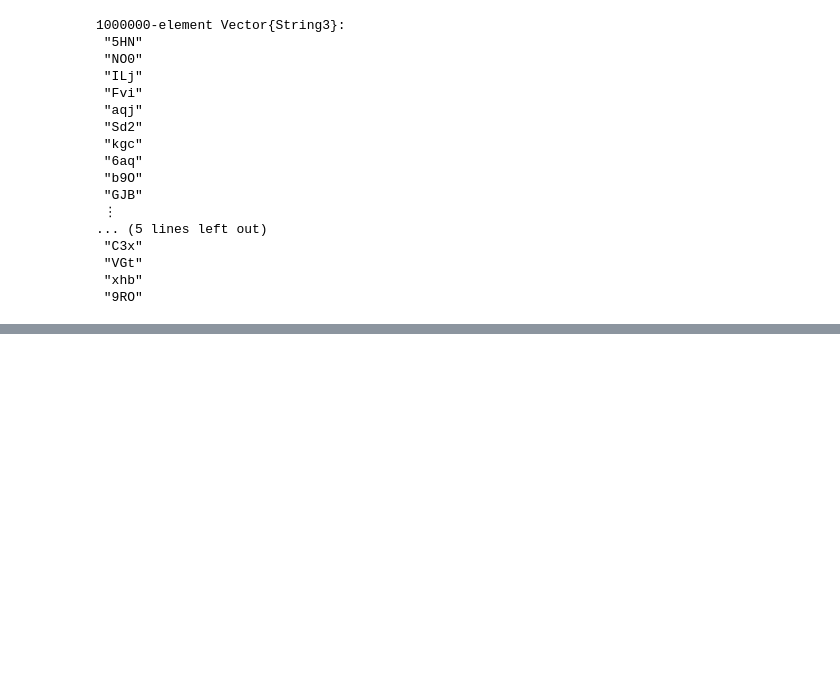
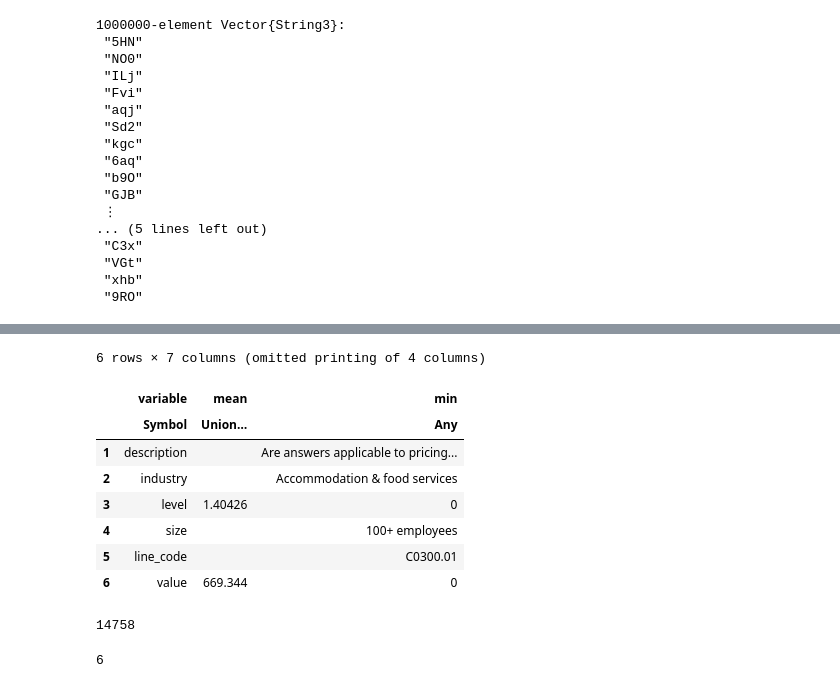
Before and after one commit to chlazaris/Julia_for_DS, a Jupyter notebook: Julia_for_DS.ipynb, the cells around one changed output, grey strips where cells are left out. Drawn from its saved outputs; the diff is of its cells as text; code cells hidden in the pictures; blank space fills up the shorter version.

```diff
--- a/Julia_for_DS.ipynb
+++ b/Julia_for_DS.ipynb
@@ -619,0 +646,22 @@ println(Base.summarysize(inline_strings_size_3))
+# %%
+describe(df)
+# %% [output]
+6 rows × 7 columns (omitted printing of 4 columns)
+|  | variable | mean | min |
+|  | Symbol | Union… | Any |
+| 1 | description |  | Are answers applicable to pricing... |
+| 2 | industry |  | Accommodation & food services |
+| 3 | level | 1.40426 | 0 |
+| 4 | size |  | 100+ employees |
+| 5 | line_code |  | C0300.01 |
+| 6 | value | 669.344 | 0 |
+# %%
+# Find the number of rows
+nrow(df)
+# %% [output]
+14758
+# %%
+# Find the number of columns
+ncol(df)
+# %% [output]
+6
```
Also changed, not shown: parts of 13 cells of this notebook.
